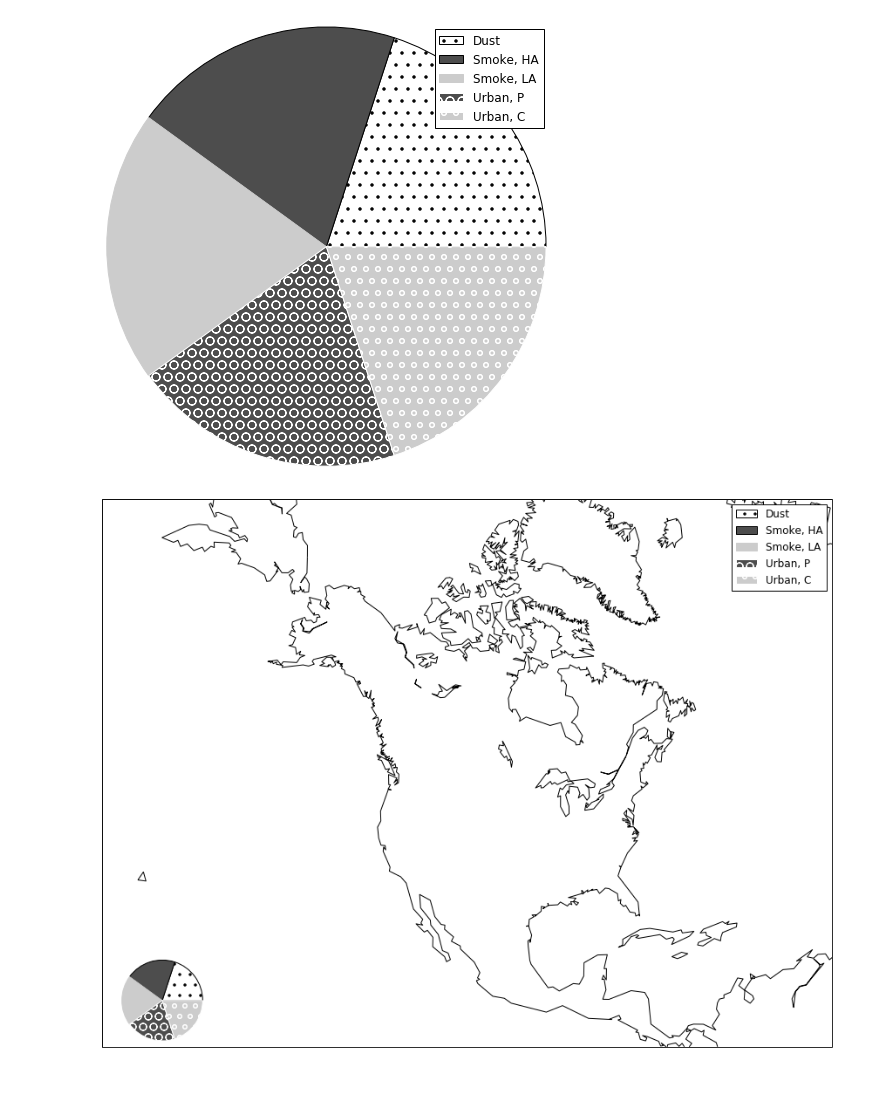
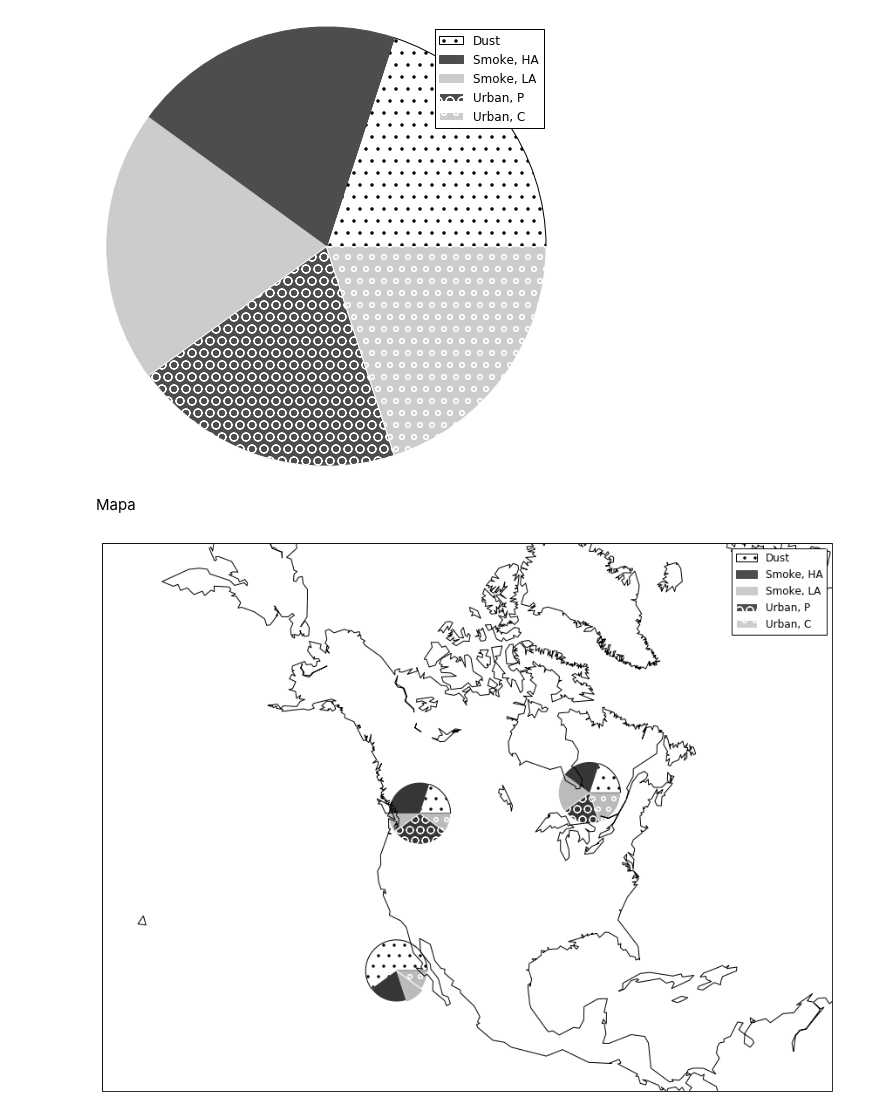
Before and after one commit to jdiasn/piechartBasemap, a Jupyter notebook: basemapPieChart.ipynb, the cells around one changed output. Drawn from its saved outputs; the diff is of its cells as text; code cells hidden in the pictures; blank space fills up the shorter version.

```diff
--- a/basemapPieChart.ipynb
+++ b/basemapPieChart.ipynb
@@ -16,7 +21,7 @@ patch = plt.pie(sizes, explode=explode, colors=colors, startangle=0)[0]
 #hatching
 patch[0].set_hatch('.')
 patch[1].set_hatch('')
-patch[2].set_edgecolor('0.3')
+patch[1].set_edgecolor('0.3')
 patch[2].set_hatch('')
 patch[2].set_edgecolor('0.8')
 patch[3].set_hatch('O')
@@ -28,4 +33,4 @@ plt.axis('equal')
 plt.legend(patch, labels)
 plt.show()
 # %% [output]
-[figure, old version]
+[figure, new version]
@@ -35,37 +37,73 @@ from mpl_toolkits.axes_grid1.inset_locator import inset_axes
+# %% [markdown]
+Mapa
+# %%
+def draw_pie(ax,ratios=[0.4,0.3,0.3], X=0, Y=0, size = 1000):
+    N = len(ratios)
+
+    colors = ['white', '#363636', '#bbbbb9', '#363636', '#bbbbb9']
+    edgcolors = ['k', '', '', 'w', 'w']
+    #colors = ['red','blue','green','yellow','magenta']
+    pattern = ['.','','','O','o']
+    xy = []
+
+    data = []
+    start = 0.
+    for ratio in ratios:
+        x = [0] + np.cos(np.linspace(2*math.pi*start,2*math.pi*(start+ratio), 30)).tolist()
+        y = [0] + np.sin(np.linspace(2*math.pi*start,2*math.pi*(start+ratio), 30)).tolist()
+        xy1 = zip(x,y)
+        xy.append(xy1)
+        start += ratio
+
+    for i, xyi in enumerate(xy):
+        ax.scatter([X],[Y] , marker=(xyi,0), s=size, facecolor=colors[i], hatch=pattern[i],edgecolor=edgcolors[i] )
+
+    return data
 # %%
 # setup Lambert Conformal basemap.
 fig = plt.figure(figsize=(15, 15))
 ax = fig.add_subplot(111)
 m = Basemap(width=12000000,height=9000000,projection='lcc',
             resolution='c',lat_1=45.,lat_2=55,lat_0=50,lon_0=-107.,ax=ax)
 
 # draw coastlines.
 m.drawcoastlines()
 
 
-percent = '15%'
+X,Y = m(-118, 27)
+data = draw_pie(ax,[.60, .20, .10, .0, .10], X, Y,size=5000)
+
+X,Y = m(-118, 50)
+data = draw_pie(ax,[.20, .30, .10, .30, .10], X, Y,size=5000)
+
+X,Y = m(-78, 50)
+data = draw_pie(ax,[.20, .20, .20, .20, .20], X, Y,size=5000)
+
+
+
+percent = '0.1%'
 labels = ['Dust', 'Smoke, HA', 'Smoke, LA', 'Urban, P', 'Urban, C',]
 sizes = [20, 20, 20, 20, 20]
 colors = ['w', '0.3', '0.8', '0.3', '0.8']
-axin = inset_axes(m.ax,width=percent,height=percent, loc=3)
+axin = inset_axes(m.ax,width=percent,height=percent, loc=1)
 patch =axin.pie(sizes, explode=explode, colors=colors, startangle=0)[0]
 
 #hatching
 patch[0].set_hatch('.')
 patch[1].set_hatch('')
-patch[2].set_edgecolor('0.3')
+patch[1].set_edgecolor('0.3')
 patch[2].set_hatch('')
 patch[2].set_edgecolor('0.8')
 patch[3].set_hatch('O')
 patch[3].set_edgecolor('w')
 patch[4].set_hatch('o')
 patch[4].set_edgecolor('w')
 axin.axis('equal')
 
 
 ax.legend(patch, labels)
 
 
 plt.show()
 # %% [output]
-[figure, old version]
+[figure, new version]
```
Also changed, not shown: parts of 2 cells of this notebook.
